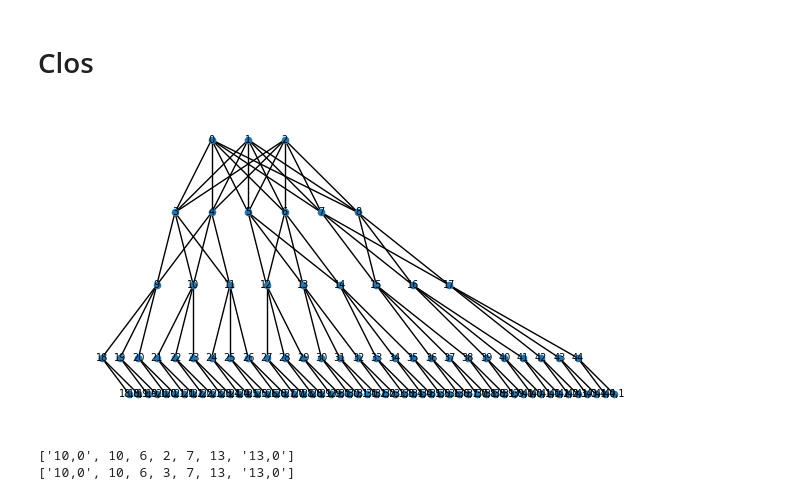
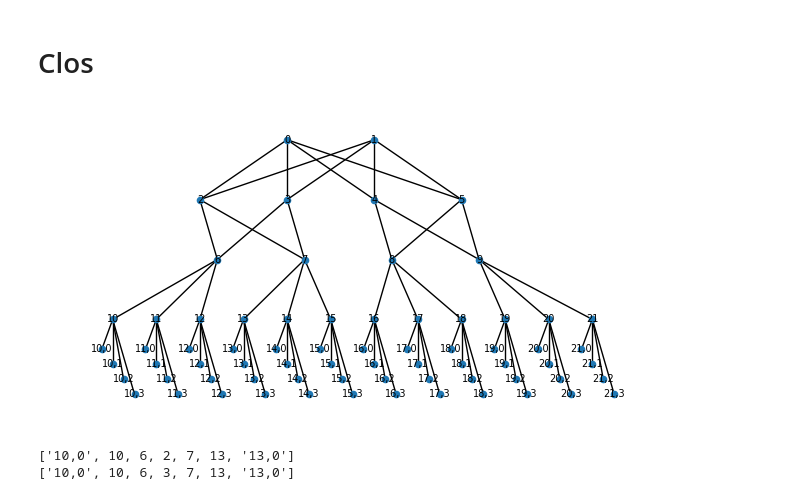
Before and after one commit to hassan-shap/QswitchNet, a Jupyter notebook: compile_hybrid.ipynb, the cells around one changed output. Drawn from its saved outputs; the diff is of its cells as text; code cells hidden in the pictures.

```diff
--- a/compile_hybrid.ipynb
+++ b/compile_hybrid.ipynb
@@ -154,10 +159,10 @@ def parallel_circuit_gen(node_list, qubits_per_node, num_gates):
 # %% [markdown]
 # Clos
 # %%
-n = 6 # starts from 4
-bandwidth = 2
+n = 4 # starts from 4
+bandwidth = 20
 num_ToR = 3
-num_qubits_per_node = 2
+num_qubits_per_node = 4
 num_core = n // 2
 num_agg = n
 num_edge = n**2 // 4
@@ -165,8 +170,8 @@ num_nodes = num_edge * num_ToR # number of q nodes
 # num_bsms = num_leaves # number of BSMs
 
 # num_bsm = 1
-num_bsm_agg = 2
-num_bsm_edge = 2
+num_bsm_agg = 20
+num_bsm_edge = 20
 num_pd = 1
 num_laser = 1
 num_bs = 1
@@ -210,40 +215,40 @@ nx.set_node_attributes(G, attrs)
 for core in core_switches:
     for agg in agg_switches:
         G.add_edge(core,agg, weight=core_bw)
 
 new_edges = []
 extra_edges = []
 agg_conn = np.ones(num_agg)* (n//2)
 for i, edge in enumerate(edge_switches):
     i1 = np.argwhere(agg_conn>0)[0,0]
     G.add_edge(edge,agg_switches[i1], weight=agg_bw)
     agg_conn[i1] -= 1
     G.add_edge(edge,agg_switches[i1+1], weight=agg_bw)
     agg_conn[i1+1] -= 1
 
 for i, edge in enumerate(edge_switches):
     for j in range(num_ToR):
         G.add_edge(edge,node_list[num_ToR*i+j], weight=edge_bw)
 
-shift = 3.5
+shift = 4
 # pos_core = {i: (shift+i+ n/4 ,2) for i in core_switches}
 # pos_agg = {i: (shift+(i-n//2)% n,1) for i in agg_switches}
 # pos_edge = {i: (shift+i-7*n/4+1,0) for i in edge_switches}
 # pos_nodes = {node: (shift+i/2-1/4,-1) for i, node in enumerate(node_list)}
-pos_core = {i: (shift+2*i ,2) for i in core_switches}
-pos_agg = {i: (shift+2*((i-n//2)% n-1),1) for i in agg_switches}
-pos_edge = {i: (shift+2*i-3.5*n,0) for i in edge_switches}
-pos_nodes = {node: (shift+i-n,-1) for i, node in enumerate(node_list)}
-pos_qs = {q: (i/2-1,-1.5) for i, q in enumerate(node_qubit_list)}
+pos_core = {i: (8*shift+16*i ,2) for i in core_switches}
+pos_agg = {i: (8*shift+16*(((i-n//2)% n)-1),1) for i in agg_switches}
+pos_edge = {i: (0*shift+16*(i-1.2*n),0) for i in edge_switches}
+pos_nodes = {node: (shift+8*i-n,-1) for i, node in enumerate(node_list)}
+pos_qs = {q: (2*i-2,-1.5-(i%4)/4) for i, q in enumerate(node_qubit_list)}
 pos = pos_core | pos_agg | pos_edge | pos_nodes | pos_qs
 
 
 fig, ax = plt.subplots(figsize=(8,4))
 
 nx.draw(G, pos, node_size=20, font_size=7, with_labels=True)
 plt.show()
 # %% [output]
-[figure, old version]
+[figure, new version]
 # %%
 # vertex = "18,1"
 # print(G.nodes[vertex])
```
Also changed, not shown: parts of 6 cells of this notebook, 14 other files.
